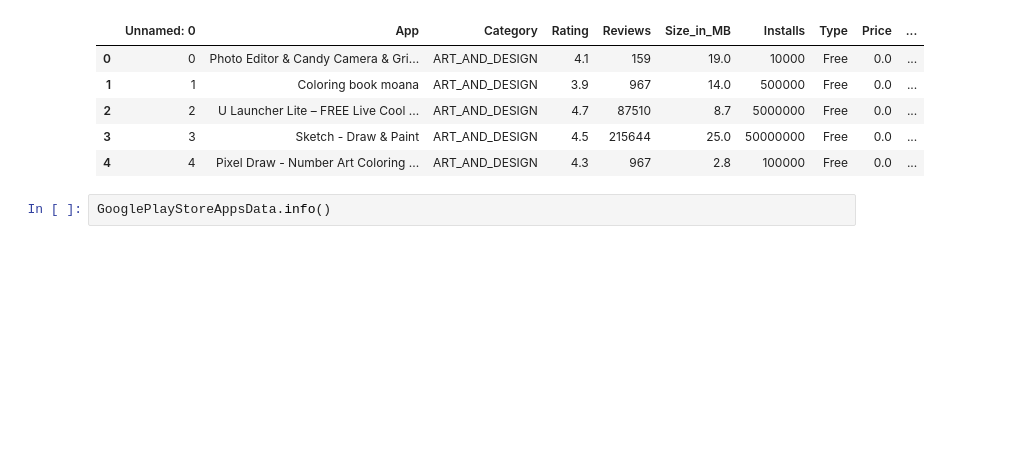
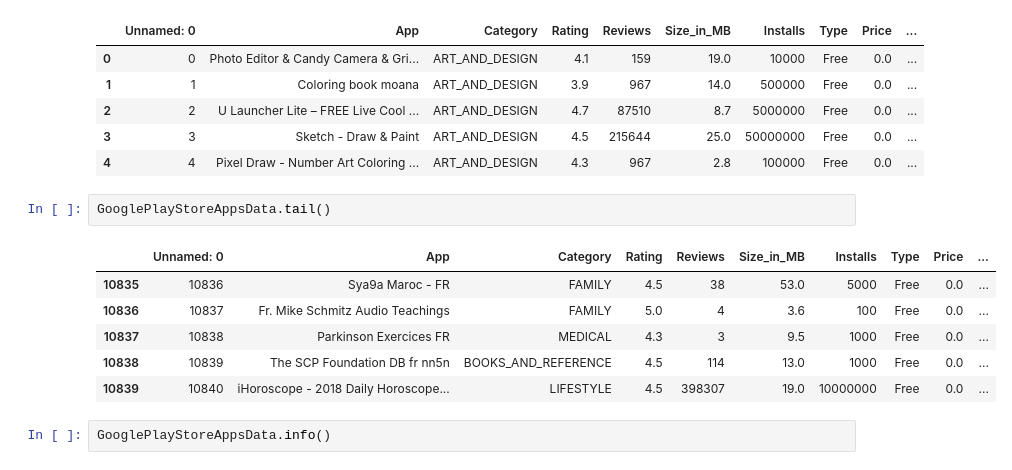
Before and after one commit to noelpaul07/A143A, a Jupyter notebook: Noel/Team_Research_A143A.ipynb, the cells around one changed output. Saved outputs shown, nothing was run; the diff lists cells and outputs as text; blank space fills up the shorter version.

```diff
--- a/Noel/Team_Research_A143A.ipynb
+++ b/Noel/Team_Research_A143A.ipynb
@@ -36,6 +48,15 @@ GooglePlayStoreAppsData.head()
 | 2 | 2 | U Launcher Lite – FREE Live Cool ... | ART_AND_DESIGN | 4.7 | 87510 | 8.7 | 5000000 | Free | 0.0 | ... |
 | 3 | 3 | Sketch - Draw & Paint | ART_AND_DESIGN | 4.5 | 215644 | 25.0 | 50000000 | Free | 0.0 | ... |
 | 4 | 4 | Pixel Draw - Number Art Coloring ... | ART_AND_DESIGN | 4.3 | 967 | 2.8 | 100000 | Free | 0.0 | ... |
+# %%
+GooglePlayStoreAppsData.tail()
+# %% [output]
+|  | Unnamed: 0 | App | Category | Rating | Reviews | Size_in_MB | Installs | Type | Price | ... |
+| 10835 | 10836 | Sya9a Maroc - FR | FAMILY | 4.5 | 38 | 53.0 | 5000 | Free | 0.0 | ... |
+| 10836 | 10837 | Fr. Mike Schmitz Audio Teachings | FAMILY | 5.0 | 4 | 3.6 | 100 | Free | 0.0 | ... |
+| 10837 | 10838 | Parkinson Exercices FR | MEDICAL | 4.3 | 3 | 9.5 | 1000 | Free | 0.0 | ... |
+| 10838 | 10839 | The SCP Foundation DB fr nn5n | BOOKS_AND_REFERENCE | 4.5 | 114 | 13.0 | 1000 | Free | 0.0 | ... |
+| 10839 | 10840 | iHoroscope - 2018 Daily Horoscope... | LIFESTYLE | 4.5 | 398307 | 19.0 | 10000000 | Free | 0.0 | ... |
 # %%
 GooglePlayStoreAppsData.info()
 # %% [output]
```
Also changed, not shown: parts of 9 cells of this notebook.
